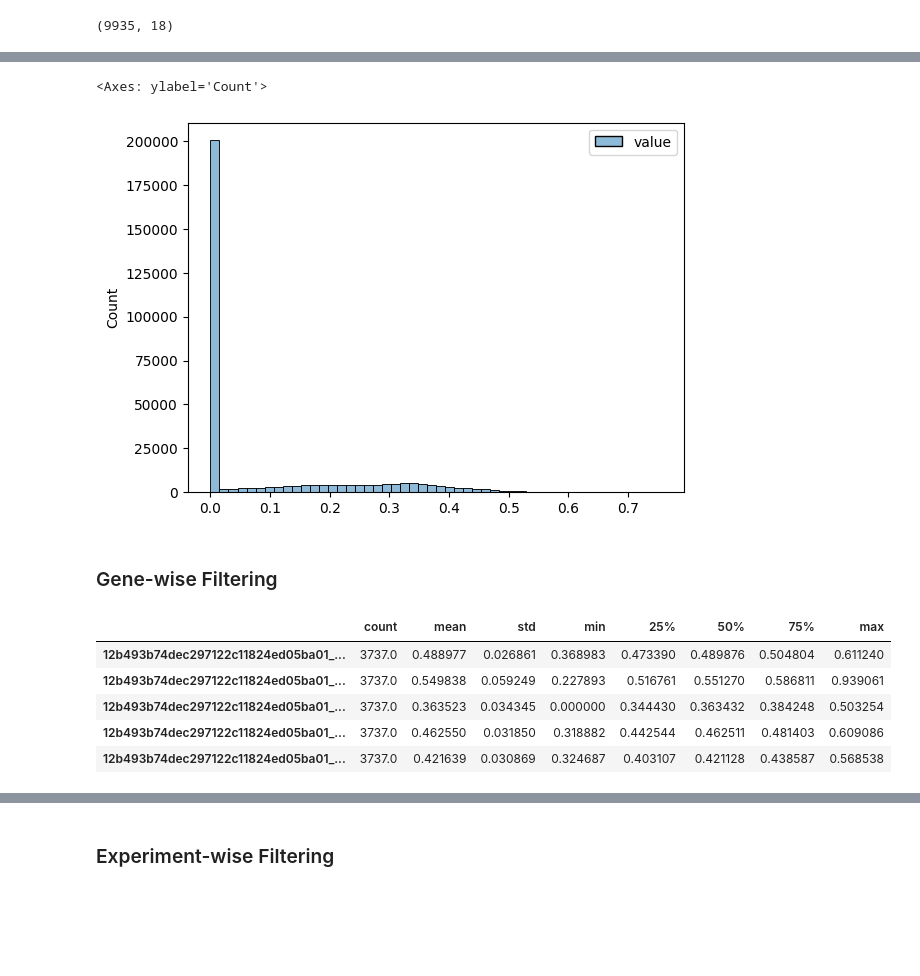
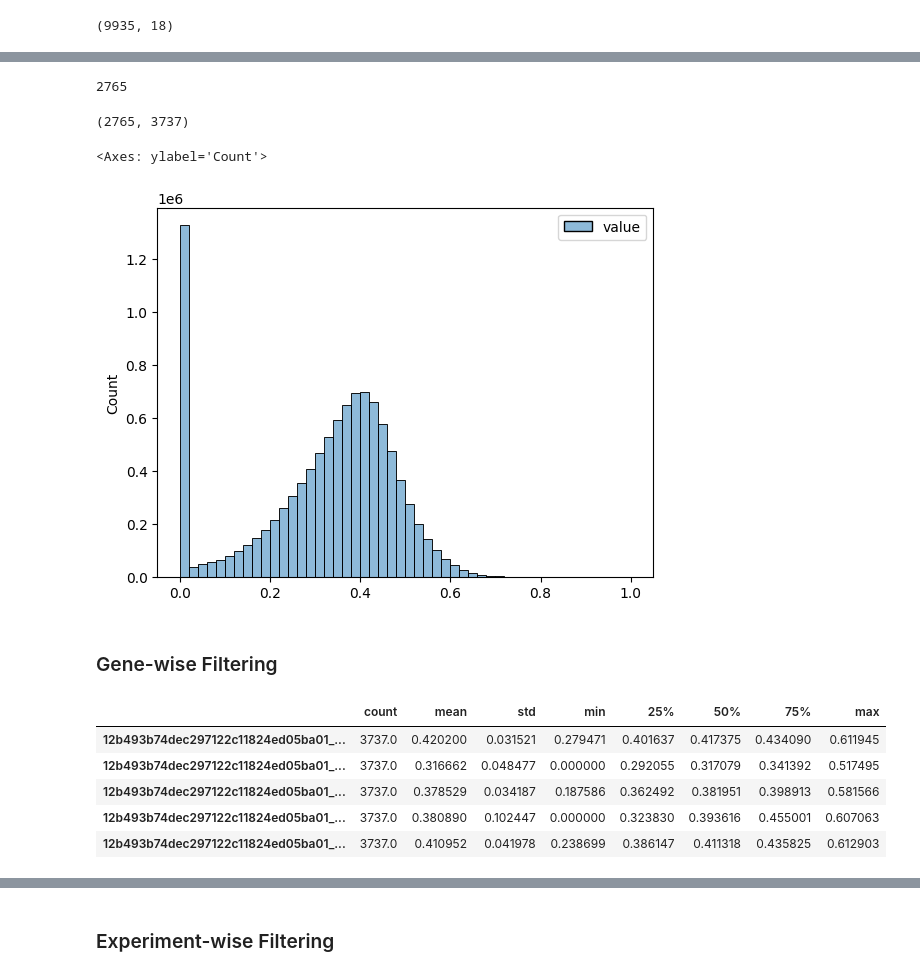
Before and after one commit to georgiadoing/seqADAGE, a Jupyter notebook: Py/muk_transfer_learning/filtering/Mukundan_sa_filt.ipynb, the cells around one changed output, grey strips where cells are left out. Cells and saved outputs as stored; diff of their text form; code cells hidden in the pictures; blank space fills up the shorter version.

```diff
--- a/Py/muk_transfer_learning/filtering/Mukundan_sa_filt.ipynb
+++ b/Py/muk_transfer_learning/filtering/Mukundan_sa_filt.ipynb
@@ -130,0 +122,4 @@ x = all_comp[all_comp.index.isin(gpa['GCF_002993865.1'])]
+# %%
+# Concatenate all gene names into one string, filling in missing values with ''
+gpa_strains['names_cat'] = gpa_strains.fillna('').agg(' '.join, axis=1)
+gpa_strains['names_cat'].head()
@@ -130,0 +134,4 @@ x = all_comp[all_comp.index.isin(gpa['GCF_002993865.1'])]
+# %%
+# Add first_name_comp column
+gpa_strains['first_name_comp'] = gpa_strains['names_cat'].str.split().apply(lambda x: x[0])
+gpa_strains.head()
@@ -131,21 +146,37 @@ x = all_comp[all_comp.index.isin(gpa['GCF_002993865.1'])]
+# %%
+# Get all the genes in the USA300 strain
+usa300_genes = gpa_strains['first_name_comp'].loc[gpa_strains['GCF_002993865.1'].notna()]
+
+# Keep only USA300 genes in the compendium
+usa300_genes = usa300_genes[usa300_genes.isin(all_comp.index)]
+
+len(usa300_genes)
+# %% [output]
+2765
+# %%
+# Get the compendium for these genes
+usa300_comp = all_comp.loc[usa300_genes]
+usa300_comp.shape
+# %% [output]
+(2765, 3737)
 # %%
-sns.histplot(pd.melt(x), bins = 50)
+sns.histplot(pd.melt(usa300_comp), bins = 50)
 # %% [output]
 <Axes: ylabel='Count'>
-[figure, old version]
+[figure, new version]
 # %% [markdown]
 ### Gene-wise Filtering
 # %%
 # Get gene sample statistics
-gene_stats = all_comp.T.describe().T
+gene_stats = usa300_comp.T.describe().T
 gene_stats.head()
 # %% [output]
 |  | count | mean | std | min | 25% | 50% | 75% | max |
-| 12b493b74dec297122c11824ed05ba01_... | 3737.0 | 0.488977 | 0.026861 | 0.368983 | 0.473390 | 0.489876 | 0.504804 | 0.611240 |
-| 12b493b74dec297122c11824ed05ba01_... | 3737.0 | 0.549838 | 0.059249 | 0.227893 | 0.516761 | 0.551270 | 0.586811 | 0.939061 |
-| 12b493b74dec297122c11824ed05ba01_... | 3737.0 | 0.363523 | 0.034345 | 0.000000 | 0.344430 | 0.363432 | 0.384248 | 0.503254 |
-| 12b493b74dec297122c11824ed05ba01_... | 3737.0 | 0.462550 | 0.031850 | 0.318882 | 0.442544 | 0.462511 | 0.481403 | 0.609086 |
-| 12b493b74dec297122c11824ed05ba01_... | 3737.0 | 0.421639 | 0.030869 | 0.324687 | 0.403107 | 0.421128 | 0.438587 | 0.568538 |
+| 12b493b74dec297122c11824ed05ba01_... | 3737.0 | 0.420200 | 0.031521 | 0.279471 | 0.401637 | 0.417375 | 0.434090 | 0.611945 |
+| 12b493b74dec297122c11824ed05ba01_... | 3737.0 | 0.316662 | 0.048477 | 0.000000 | 0.292055 | 0.317079 | 0.341392 | 0.517495 |
+| 12b493b74dec297122c11824ed05ba01_... | 3737.0 | 0.378529 | 0.034187 | 0.187586 | 0.362492 | 0.381951 | 0.398913 | 0.581566 |
+| 12b493b74dec297122c11824ed05ba01_... | 3737.0 | 0.380890 | 0.102447 | 0.000000 | 0.323830 | 0.393616 | 0.455001 | 0.607063 |
+| 12b493b74dec297122c11824ed05ba01_... | 3737.0 | 0.410952 | 0.041978 | 0.238699 | 0.386147 | 0.411318 | 0.435825 | 0.612903 |
 # %%
 # Preliminary hexagonal binning log-scaled plot of 75th percentile versus mean
 plt.hexbin(
```
Also changed, not shown: parts of 28 cells of this notebook.
